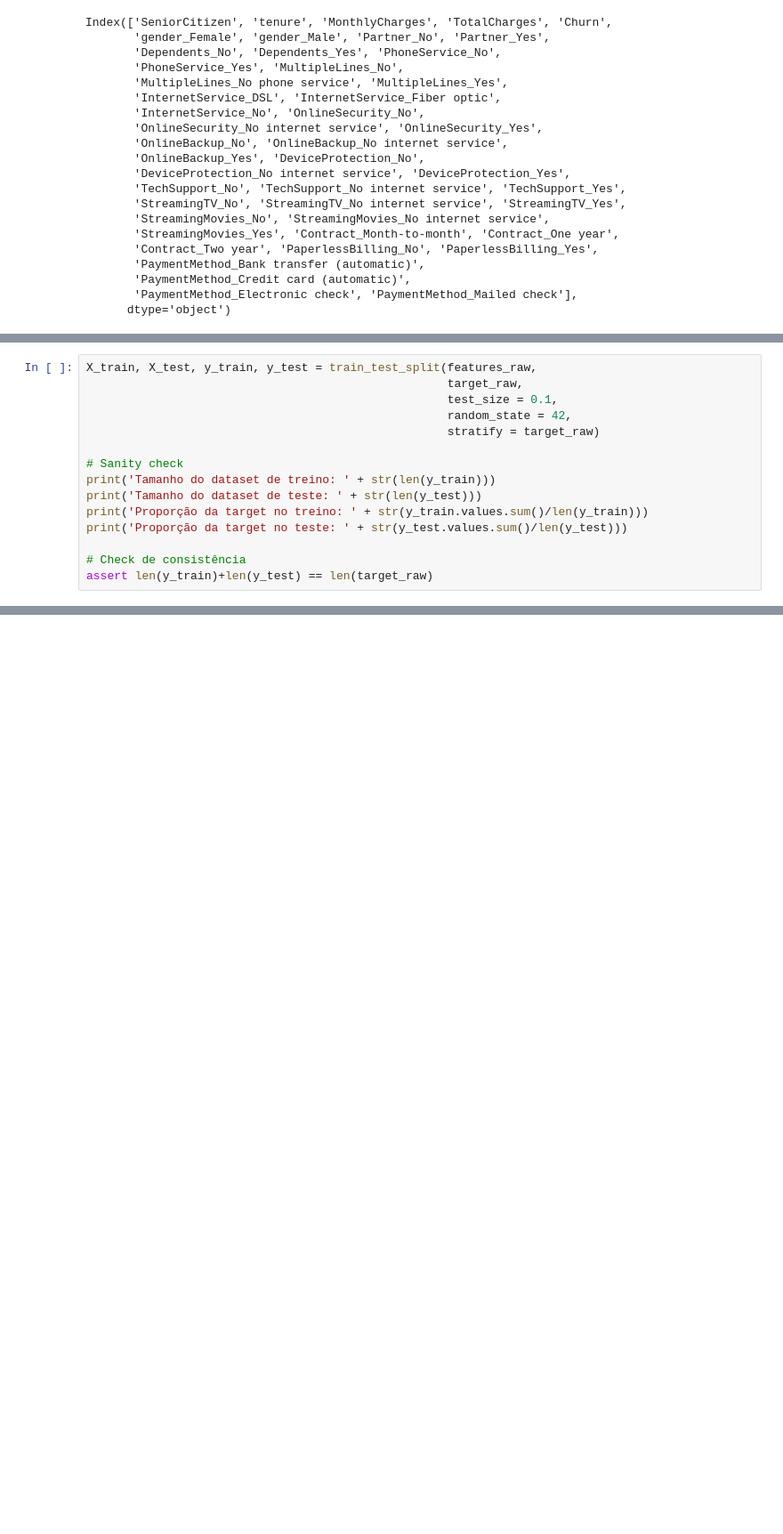
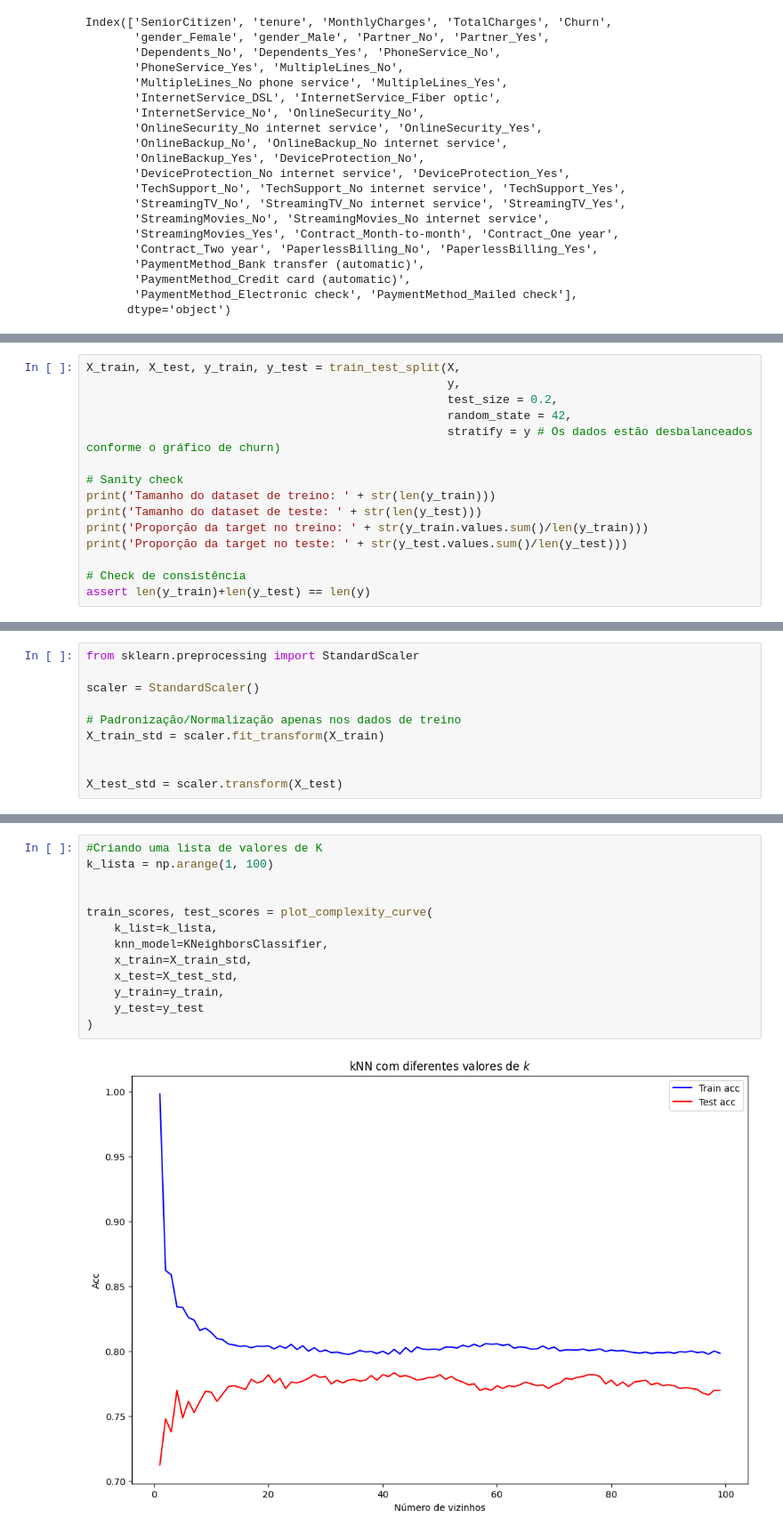
Before and after one commit to KarenAlmeida23/vendasML, a Jupyter notebook: Churn_Telco.ipynb, the cells around one changed output, grey strips where cells are left out. Shown at 89% size. Saved outputs shown, nothing was run; the diff lists cells and outputs as text; blank space fills up the shorter version.

Commit message:
KNN model and structured notebook

```diff
--- a/Churn_Telco.ipynb
+++ b/Churn_Telco.ipynb
@@ -183,9 +282,9 @@ Tamanho do DF da target: (7043,)
 # %%
-X_train, X_test, y_train, y_test = train_test_split(features_raw,
-                                                    target_raw,
-                                                    test_size = 0.1,
+X_train, X_test, y_train, y_test = train_test_split(X,
+                                                    y,
+                                                    test_size = 0.2,
                                                     random_state = 42,
-                                                    stratify = target_raw)
+                                                    stratify = y # Os dados estão desbalanceados conforme o gráfico de churn)
 
 # Sanity check
 print('Tamanho do dataset de treino: ' + str(len(y_train)))
@@ -194,5 +293,5 @@ print('Proporção da target no treino: ' + str(y_train.values.sum()/len(y_train
 print('Proporção da target no teste: ' + str(y_test.values.sum()/len(y_test)))
 
 # Check de consistência
-assert len(y_train)+len(y_test) == len(target_raw)
+assert len(y_train)+len(y_test) == len(y)
 # %% [output]
@@ -206,0 +304,10 @@ gráfico de coluna do tenure
+# %%
+from sklearn.preprocessing import StandardScaler
+
+scaler = StandardScaler()
+
+# Padronização/Normalização apenas nos dados de treino
+X_train_std = scaler.fit_transform(X_train)
+
+
+X_test_std = scaler.transform(X_test)
@@ -206,0 +365,15 @@ gráfico de coluna do tenure
+# %%
+#Criando uma lista de valores de K
+k_lista = np.arange(1, 100)
+
+
+train_scores, test_scores = plot_complexity_curve(
+    k_list=k_lista,
+    knn_model=KNeighborsClassifier,
+    x_train=X_train_std,
+    x_test=X_test_std,
+    y_train=y_train,
+    y_test=y_test
+)
+# %% [output]
+[figure, added]
```
Also changed, not shown: parts of 36 cells of this notebook, 1 other file.
